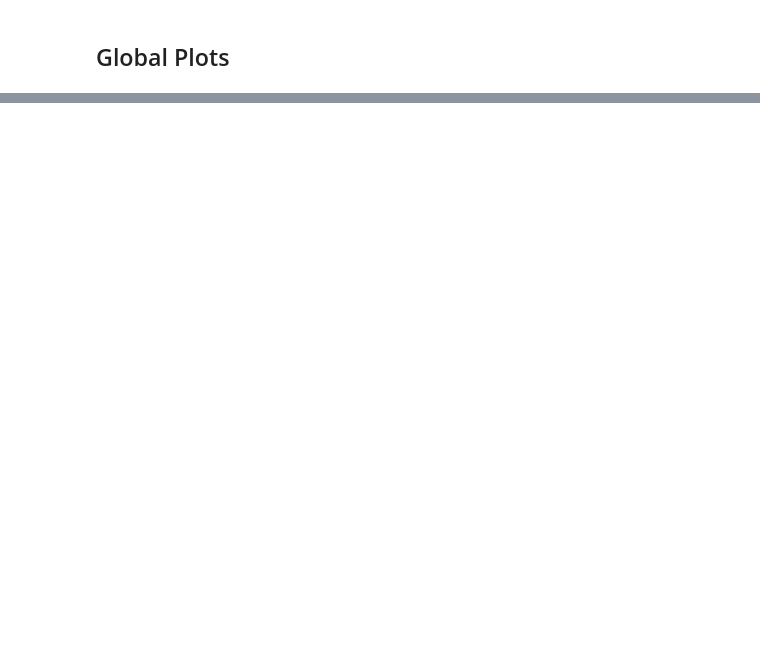
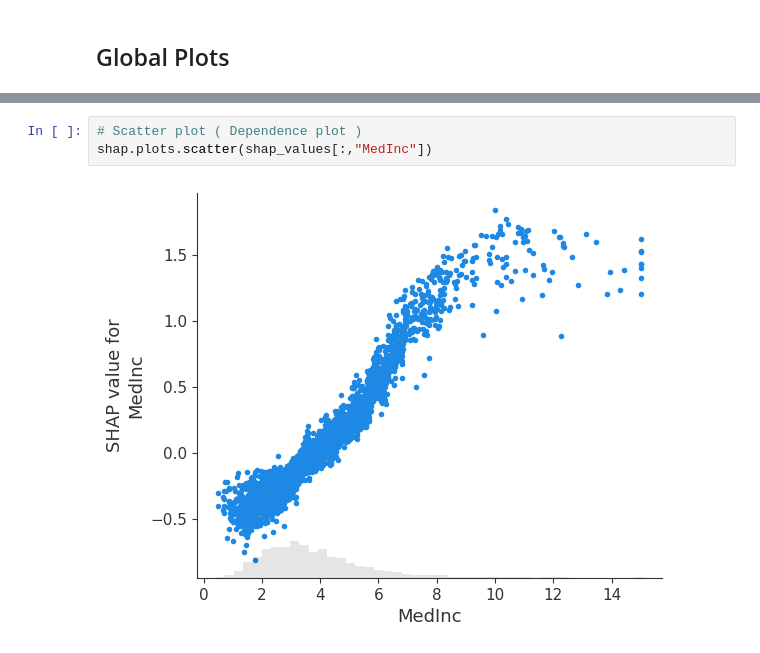
Before and after one commit to tushargandhi77/SHAP-Projects, a Jupyter notebook: SHAP Regression Case Study/regression_shap.ipynb, the cells around one changed output, grey strips where cells are left out. Drawn from its saved outputs; the diff is of its cells as text; blank space fills up the shorter version.

```diff
--- a/SHAP Regression Case Study/regression_shap.ipynb
+++ b/SHAP Regression Case Study/regression_shap.ipynb
@@ -288,0 +309,5 @@ array([3.83033798e+00, 2.87642926e+01, 5.40405863e+00, 1.09663675e+00,
+# %%
+# Scatter plot ( Dependence plot )
+shap.plots.scatter(shap_values[:,"MedInc"])
+# %% [output]
+[figure, added]
```
Also changed, not shown: parts of 24 cells of this notebook.
